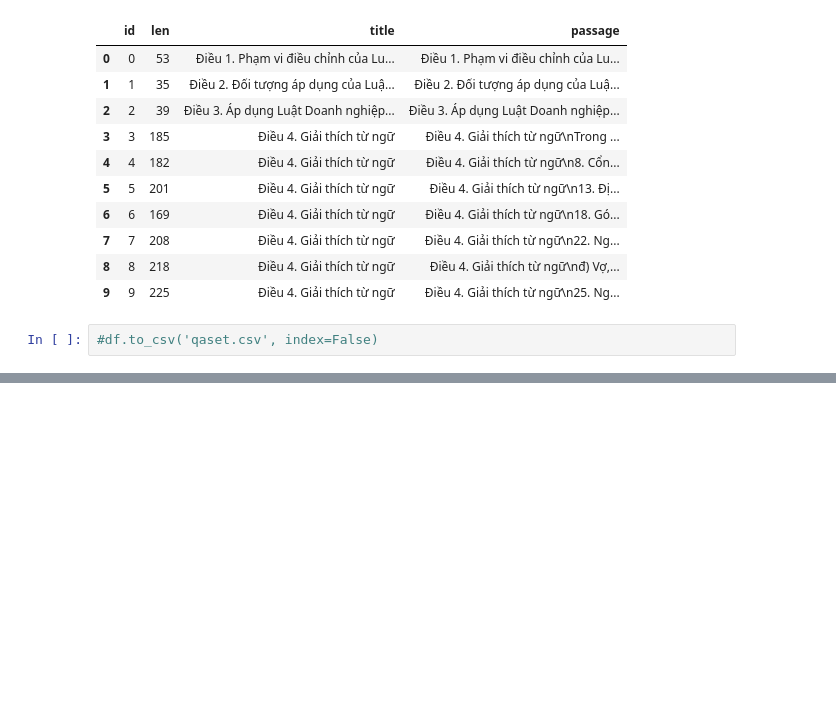
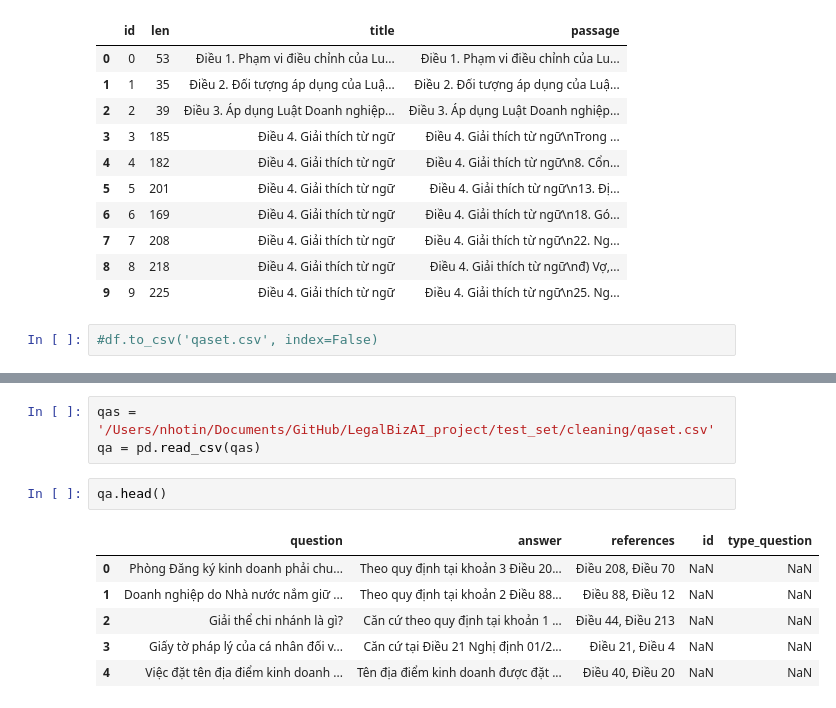
Before and after one commit to LTNhoTin/LegalBizAI_project, a Jupyter notebook: test_set/cleaning/da_qaset.ipynb, the cells around one changed output, grey strips where cells are left out. Drawn from its saved outputs; the diff is of its cells as text; blank space fills up the shorter version.

```diff
--- a/test_set/cleaning/da_qaset.ipynb
+++ b/test_set/cleaning/da_qaset.ipynb
@@ -163,0 +209,12 @@ data.head(10)
+# %%
+qas = '/Users/nhotin/Documents/GitHub/LegalBizAI_project/test_set/cleaning/qaset.csv'
+qa = pd.read_csv(qas)
+# %%
+qa.head()
+# %% [output]
+|  | question | answer | references | id | type_question |
+| 0 | Phòng Đăng ký kinh doanh phải chu... | Theo quy định tại khoản 3 Điều 20... | Điều 208, Điều 70 | NaN | NaN |
+| 1 | Doanh nghiệp do Nhà nước nắm giữ ... | Theo quy định tại khoản 2 Điều 88... | Điều 88, Điều 12 | NaN | NaN |
+| 2 | Giải thể chi nhánh là gì? | Căn cứ theo quy định tại khoản 1 ... | Điều 44, Điều 213 | NaN | NaN |
+| 3 | Giấy tờ pháp lý của cá nhân đối v... | Căn cứ tại Điều 21 Nghị định 01/2... | Điều 21, Điều 4 | NaN | NaN |
+| 4 | Việc đặt tên địa điểm kinh doanh ... | Tên địa điểm kinh doanh được đặt ... | Điều 40, Điều 20 | NaN | NaN |
```
Also changed, not shown: parts of 8 cells of this notebook, 6 other files.
